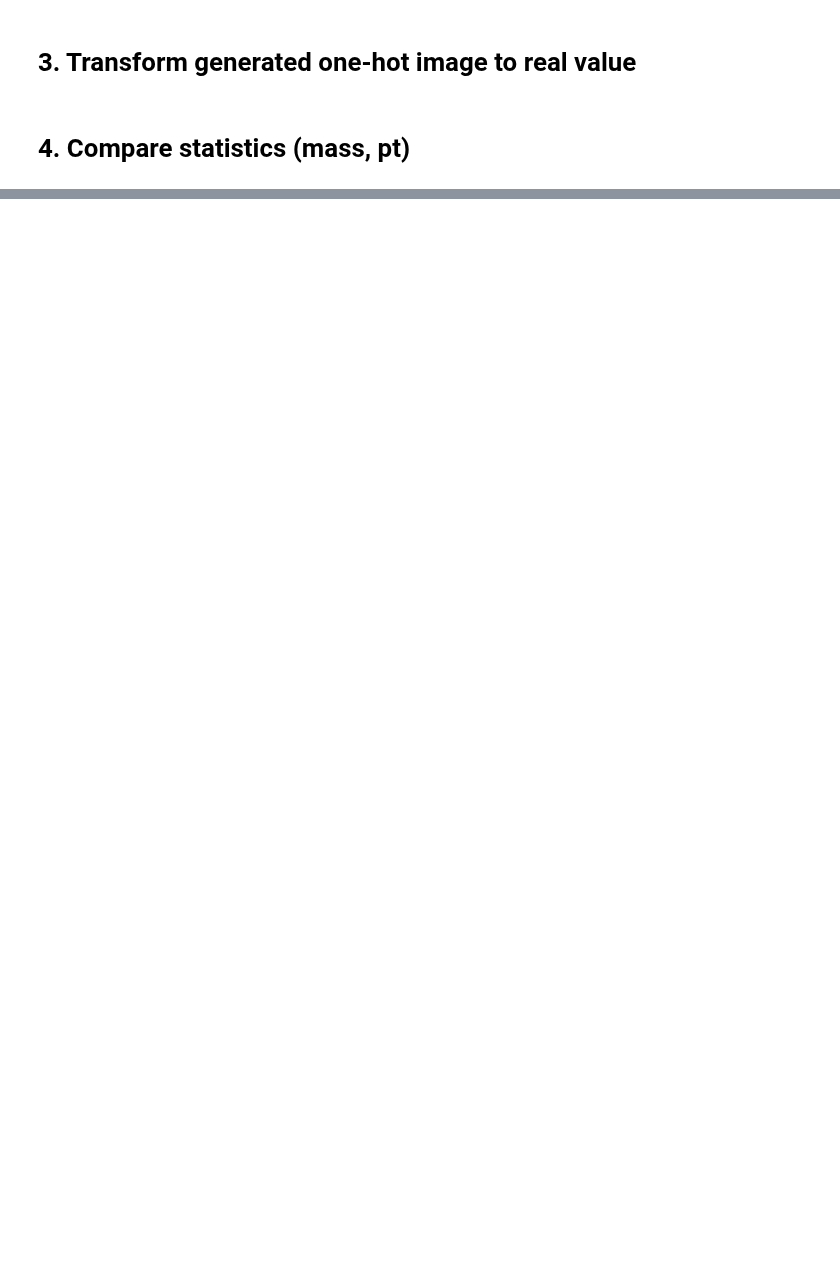
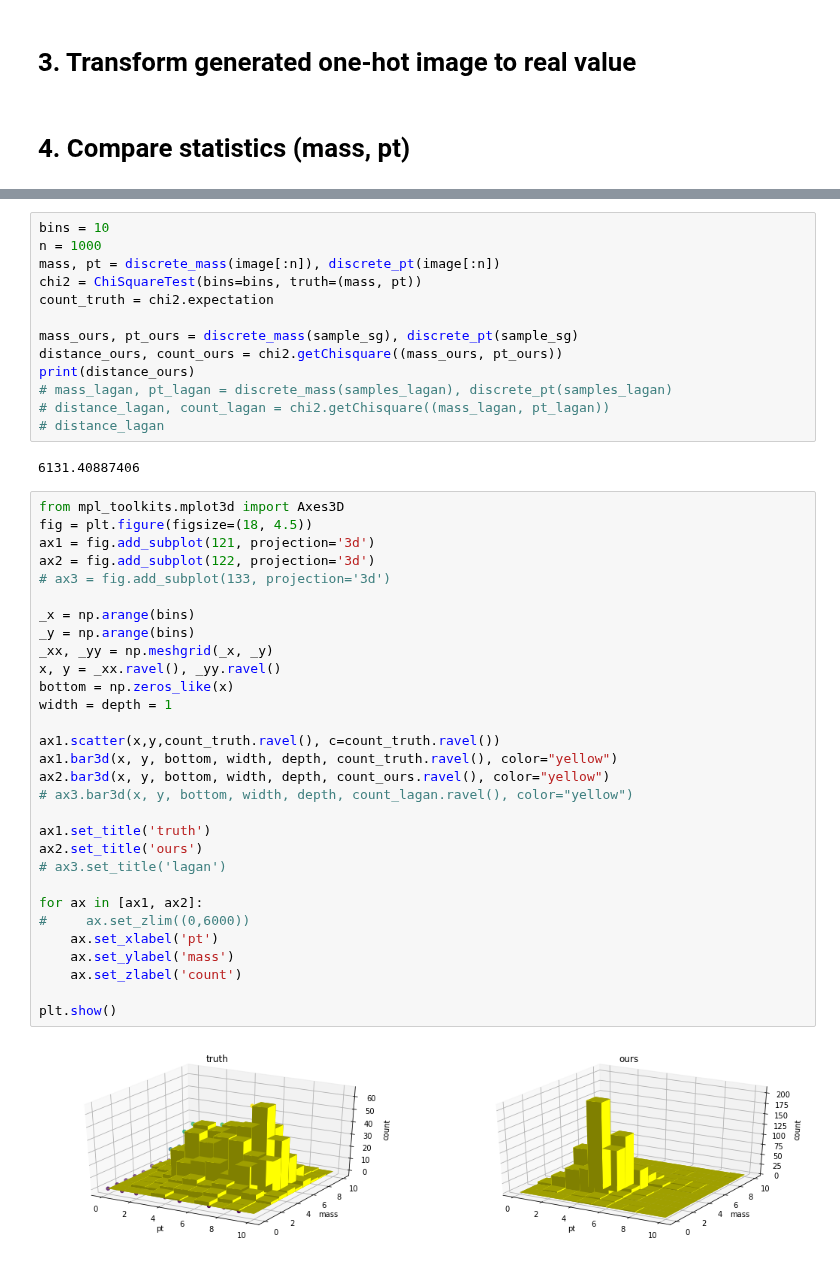
Before and after one commit to adamlu123/SparseImageFlows, a Jupyter notebook: Notebooks/quantize_image.ipynb, the cells around one changed output, grey strips where cells are left out. Saved outputs shown, nothing was run; the diff lists cells and outputs as text; blank space fills up the shorter version.

Commit message:
tuning discrete Mix

```diff
--- a/Notebooks/quantize_image.ipynb
+++ b/Notebooks/quantize_image.ipynb
@@ -93,0 +157,47 @@ torch.optim.adam.Adam
+# %%
+bins = 10
+n = 1000
+mass, pt = discrete_mass(image[:n]), discrete_pt(image[:n])
+chi2 = ChiSquareTest(bins=bins, truth=(mass, pt))
+count_truth = chi2.expectation
+
+mass_ours, pt_ours = discrete_mass(sample_sg), discrete_pt(sample_sg)
+distance_ours, count_ours = chi2.getChisquare((mass_ours, pt_ours))
+print(distance_ours)
+# mass_lagan, pt_lagan = discrete_mass(samples_lagan), discrete_pt(samples_lagan)
+# distance_lagan, count_lagan = chi2.getChisquare((mass_lagan, pt_lagan))
+# distance_lagan
+# %% [output]
+6131.40887406
+# %%
+from mpl_toolkits.mplot3d import Axes3D
+fig = plt.figure(figsize=(18, 4.5))
+ax1 = fig.add_subplot(121, projection='3d')
+ax2 = fig.add_subplot(122, projection='3d')
+# ax3 = fig.add_subplot(133, projection='3d')
+
+_x = np.arange(bins)
+_y = np.arange(bins)
+_xx, _yy = np.meshgrid(_x, _y)
+x, y = _xx.ravel(), _yy.ravel()
+bottom = np.zeros_like(x)
+width = depth = 1
+
+ax1.scatter(x,y,count_truth.ravel(), c=count_truth.ravel())
+ax1.bar3d(x, y, bottom, width, depth, count_truth.ravel(), color="yellow")
+ax2.bar3d(x, y, bottom, width, depth, count_ours.ravel(), color="yellow")
+# ax3.bar3d(x, y, bottom, width, depth, count_lagan.ravel(), color="yellow")
+
+ax1.set_title('truth')
+ax2.set_title('ours')
+# ax3.set_title('lagan')
+
+for ax in [ax1, ax2]:
+#     ax.set_zlim((0,6000))
+    ax.set_xlabel('pt')
+    ax.set_ylabel('mass')
+    ax.set_zlabel('count')
+
+plt.show()
+# %% [output]
+[figure, added]
```
Also changed, not shown: parts of 9 cells of this notebook, 5 other files.
